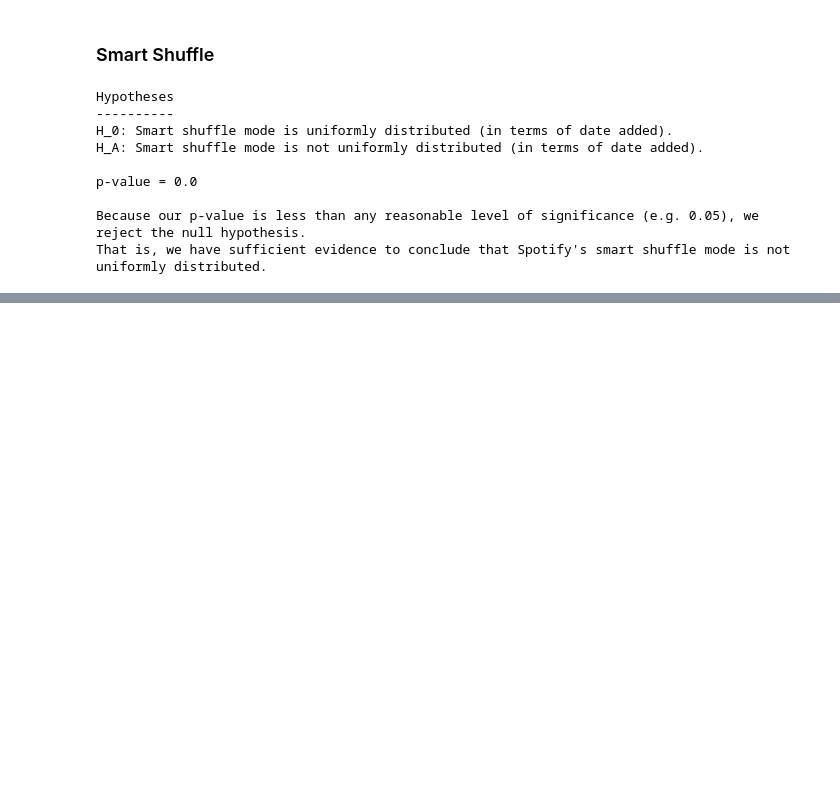
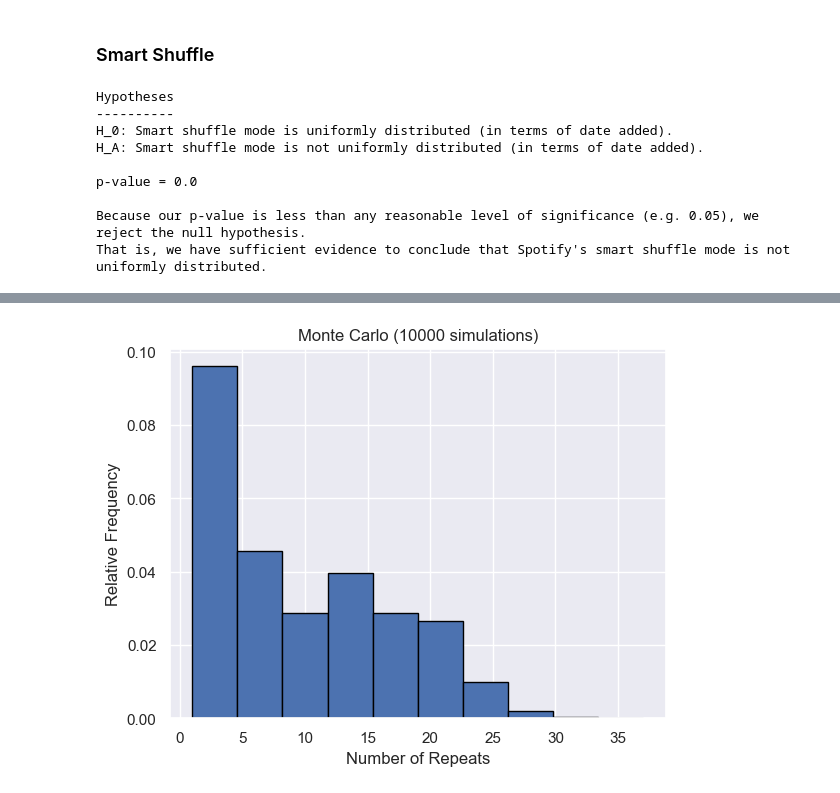
Before and after one commit to scs5/spotify-shuffle-analysis, a Jupyter notebook: src/analysis.ipynb, the cells around one changed output, grey strips where cells are left out. Cells and saved outputs as stored; diff of their text form; code cells hidden in the pictures; blank space fills up the shorter version.

```diff
--- a/src/analysis.ipynb
+++ b/src/analysis.ipynb
@@ -95,0 +104,33 @@ That is, we have sufficient evidence to conclude that Spotify's smart shuffle mo
+# %%
+def generate_random_samples(N, n):
+    """ Generate N random samples of size n from numbers 1 to 141 (inclusive) """
+    samples = [random.sample(range(1, 142), n) for _ in range(N)]
+    return samples
+
+def count_repeats(samples):
+    """ Counts number of times each integer occurs across all samples. """
+    flattened_samples = [num for sample in samples for num in sample]
+    counts = Counter(flattened_samples)
+    return counts
+
+# Simulation constants
+M = 10000
+N = 50
+n = int(141 * 0.2)
+
+# Find average distribution of number of repeats
+simulated_repeat_count_freq = []
+for _ in range(M):
+    samples = generate_random_samples(N, n)
+    repeat_counts = list(count_repeats(samples).values())
+    repeat_count_freq = list(Counter(repeat_counts).values())
+    simulated_repeat_count_freq += repeat_count_freq
+
+# Plot
+plt.hist(simulated_repeat_count_freq, ec='black', density=True)
+plt.xlabel('Number of Repeats')
+plt.ylabel('Relative Frequency')
+plt.title(f'Monte Carlo ({M} simulations)')
+plt.show()
+# %% [output]
+[figure, added]
```
Also changed, not shown: parts of 10 cells of this notebook, 51 other files.
